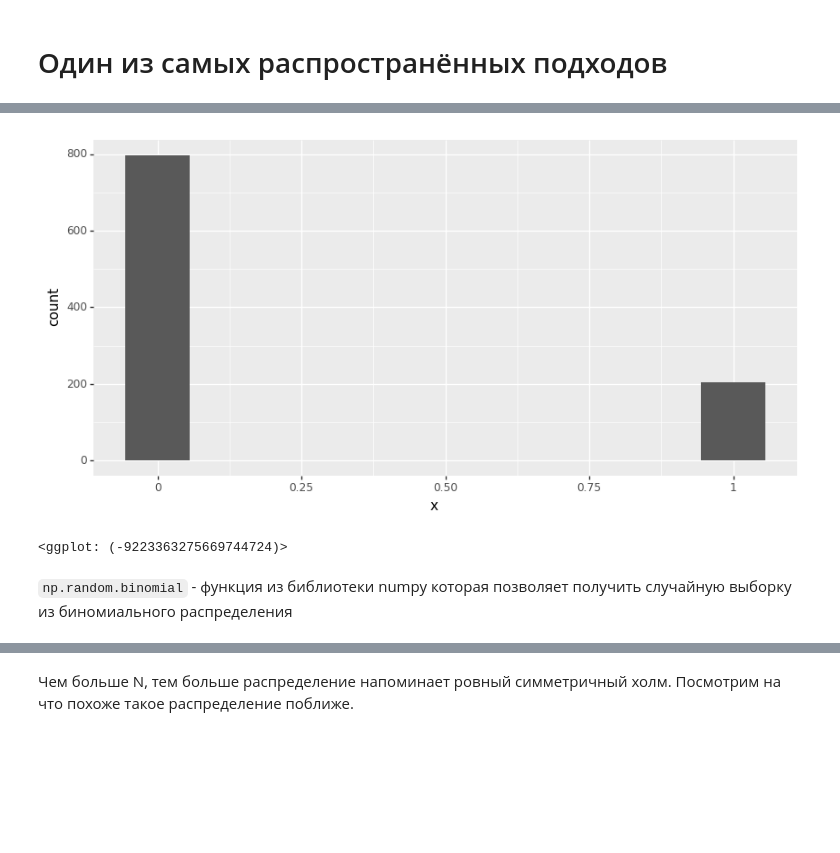
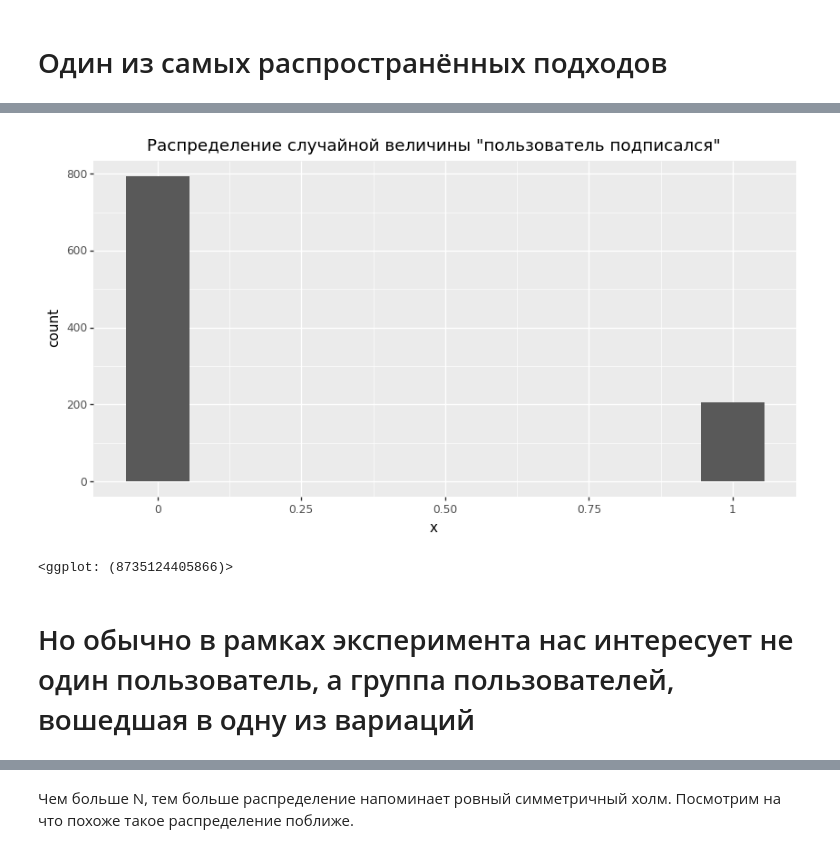
Before and after one commit to dmitriyshashkin/ods_lection, a Jupyter notebook: ods.ipynb, the cells around one changed output, grey strips where cells are left out. Cells and saved outputs as stored; diff of their text form; code cells hidden in the pictures; blank space fills up the shorter version.

Commit message:
Added some clarifications, titles for charts, tried to get reed from binomial distribution

```diff
--- a/ods.ipynb
+++ b/ods.ipynb
@@ -44,7 +48,7 @@ options.figure_size = (10, 4.8)
 # %%
-qplot(np.random.binomial(1, 0.2, 1000), bins=10, xlab='x')
+qplot(np.random.choice([0, 1], 1000, p=[0.8, 0.2]), bins=10, xlab='x') + ggtitle('Распределение случайной величины "пользователь подписался"')
 # %% [output]
-[figure, old version]
+[figure, new version]
-<ggplot: (-9223363275669744724)>
+<ggplot: (8735124405866)>
-# %% [markdown]
-`np.random.binomial` - функция из библиотеки numpy которая позволяет получить случайную выборку из биномиального распределения
+# %% [markdown]
+# Но обычно в рамках эксперимента нас интересует не один пользователь, а группа пользователей, вошедшая в одну из вариаций
```
Also changed, not shown: parts of 25 cells of this notebook.
